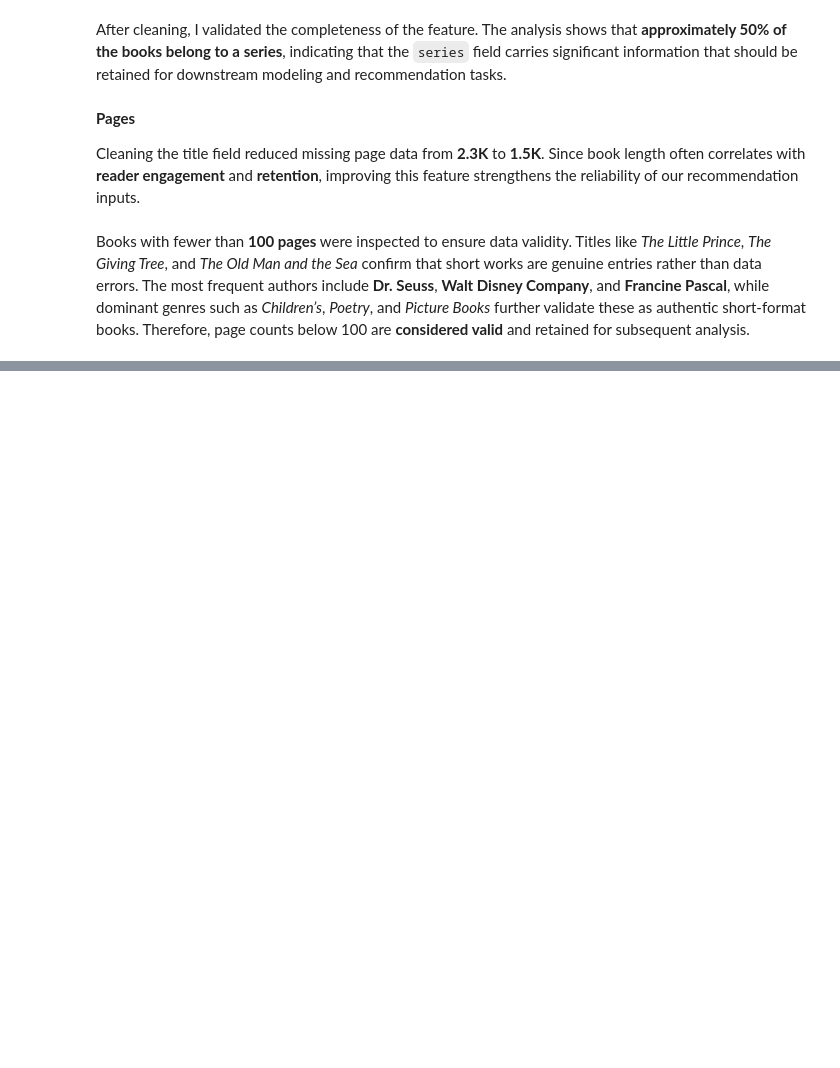
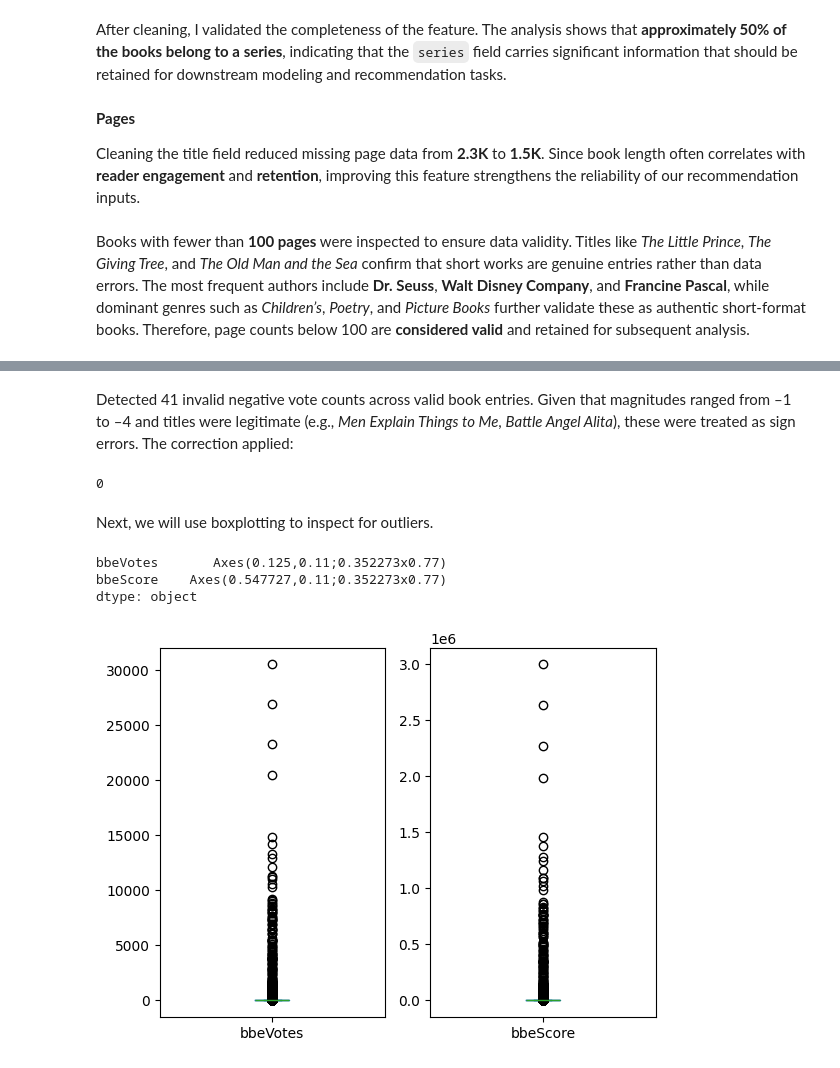
Before and after one commit to larevolucia/bookwise-analytics, a Jupyter notebook: notebooks/02_Data_Cleaning.ipynb, the cells around one changed output, grey strips where cells are left out. Drawn from its saved outputs; the diff is of its cells as text; code cells hidden in the pictures; blank space fills up the shorter version.

```diff
--- a/notebooks/02_Data_Cleaning.ipynb
+++ b/notebooks/02_Data_Cleaning.ipynb
@@ -1528,0 +1564,8 @@ Therefore, page counts below 100 are **considered valid** and retained for subse
+# %%
+# Remove formatting and convert to integers
+bbe_clean['bbeVotes'] = (
+    bbe_clean['bbeVotes'].astype(str).str.replace(',', '').astype(int)
+)
+bbe_clean['bbeScore'] = (
+    bbe_clean['bbeScore'].astype(str).str.replace(',', '').astype(int)
+)
@@ -1528,0 +1614,20 @@ Therefore, page counts below 100 are **considered valid** and retained for subse
+# %% [markdown]
+Detected 41 invalid negative vote counts across valid book entries.
+Given that magnitudes ranged from –1 to –4 and titles were legitimate (e.g., _Men Explain Things to Me_, _Battle Angel Alita_), these were treated as sign errors. The correction applied:
+# %%
+# apply the absolute value correction.
+bbe_clean['bbeVotes'] = bbe_clean['bbeVotes'].abs()
+# %%
+# count negative values again to validate transformation
+bbe_clean[bbe_clean['bbeVotes'] < 0].shape[0]
+# %% [output]
+0
+# %% [markdown]
+Next, we will use boxplotting to inspect for outliers.
+# %%
+bbe_clean[['bbeVotes', 'bbeScore']].plot(kind='box', subplots=True)
+# %% [output]
+bbeVotes       Axes(0.125,0.11;0.352273x0.77)
+bbeScore    Axes(0.547727,0.11;0.352273x0.77)
+dtype: object
+[figure, added]
```
Also changed, not shown: parts of 13 cells of this notebook.
